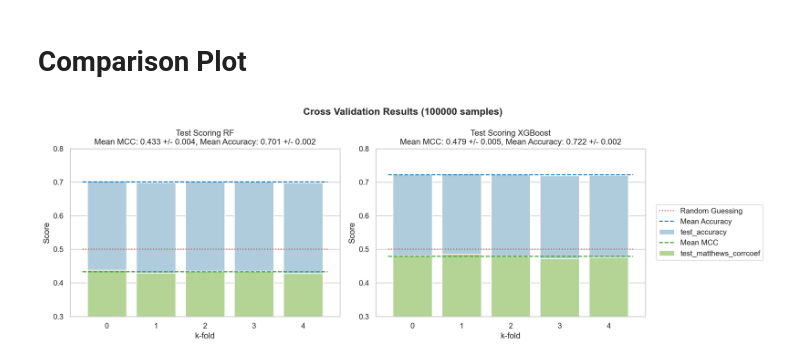
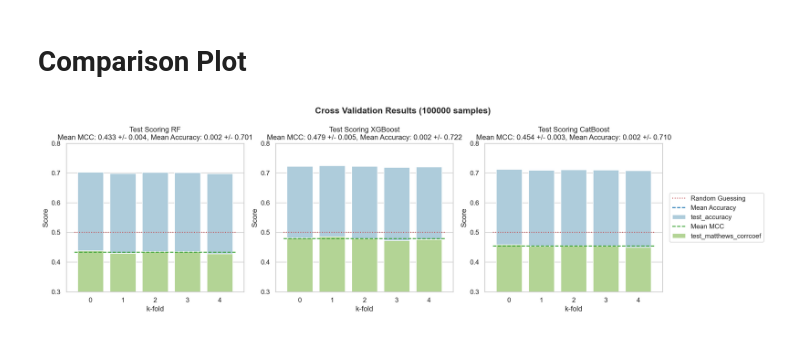
Before and after one commit to nina-prog/richters-predictor-modeling-earthquake-damage, a Jupyter notebook: notebooks/week04/week04-modelling-ensemble-alg.ipynb, the cells around one changed output. Cells and saved outputs as stored; diff of their text form; code cells hidden in the pictures.

Commit message:
Implement catboost and update compare model function

```diff
--- a/notebooks/week04/week04-modelling-ensemble-alg.ipynb
+++ b/notebooks/week04/week04-modelling-ensemble-alg.ipynb
@@ -133,42 +177,0 @@ df_melt_xgb = cv_results_xgb[["k-fold", "test_accuracy", "test_matthews_corrcoef
-# %%
-# Create figure and axes
-fig, axes = plt.subplots(nrows=1, ncols=2, figsize=(15, 5))
-
-# Plot a stacked bar charts using Seaborn
-# Random Forest
-palette = {
-    "test_accuracy": sns.color_palette("Paired")[0],
-    "test_matthews_corrcoef": sns.color_palette("Paired")[2]
-}
-fig_ax1 = sns.barplot(x='k-fold', y='Score', hue='Metric', data=df_melt_rf, ax=axes[0], dodge=False, errorbar=None, palette=palette)
-axes[0].set_title("Test Scoring RF" + "\n" +
-                  f"Mean MCC: {cv_mcc_mean_rf:.3f} +/- {cv_mcc_std_rf:.3f}, Mean Accuracy: {cv_acc_mean_rf:.3f} +/- {cv_acc_std_rf:.3f}")
-axes[0].legend().set_visible(False)
-# XGBoost
-fig_ax2 = sns.barplot(x='k-fold', y='Score', hue='Metric', data=df_melt_xgb, ax=axes[1], dodge=False, errorbar=None, palette=palette)
-axes[1].set_title("Test Scoring XGBoost" + "\n" +
-                  f"Mean MCC: {cv_mcc_mean_xgb:.3f} +/- {cv_mcc_std_xgb:.3f}, Mean Accuracy: {cv_acc_mean_xgb:.3f} +/- {cv_acc_std_xgb:.3f}")
-axes[1].legend().set_visible(False)
-
-# Add horizontal guidelines for interpretation
-# Get x min and x max
-xmin, xmax = axes[0].get_xlim()
-# Performance guide lines
-axes[0].hlines(y=0.5, xmin=xmin, xmax=xmax, linestyles="dotted", colors='r', label="Random Guessing")
-axes[1].hlines(y=0.5, xmin=xmin, xmax=xmax, linestyles="dotted", colors='r', label="Random Guessing")
-# Mean guidelines
-axes[0].hlines(y=cv_mcc_mean_rf, xmin=xmin, xmax=xmax, linestyles="dashed", colors=sns.color_palette("Paired")[3], label="Mean MCC")
-axes[1].hlines(y=cv_mcc_mean_xgb, xmin=xmin, xmax=xmax, linestyles="dashed", colors=sns.color_palette("Paired")[3], label="Mean MCC")
-axes[0].hlines(y=cv_acc_mean_rf, xmin=xmin, xmax=xmax, linestyles="dashed", colors=sns.color_palette("Paired")[1], label="Mean Accuracy")
-axes[1].hlines(y=cv_acc_mean_xgb, xmin=xmin, xmax=xmax, linestyles="dashed", colors=sns.color_palette("Paired")[1], label="Mean Accuracy")
-
-plt.suptitle("Cross Validation Results (100000 samples)", fontweight='bold')
-plt.setp(axes, ylim=(0.3, 0.8))
-handles, labels = axes[0].get_legend_handles_labels()
-order = [0, 2, 3, 1, 4]
-plt.legend([handles[idx] for idx in order], [labels[idx] for idx in order], bbox_to_anchor=(1.04,0.5), loc="center left", borderaxespad=0)
-
-plt.tight_layout()
-plt.show()
-# %% [output]
-[figure, removed]
@@ -174,0 +247,4 @@ plt.show()
+# %%
+compare_models_cv_acc_mcc([cv_results_rf, cv_results_xgb, cv_results_cb], ["RF", "XGBoost", "CatBoost"], 100000, (0.3, 0.8), (17, 5))
+# %% [output]
+[figure, added]
```
Also changed, not shown: parts of 11 cells of this notebook, 4 other files.
